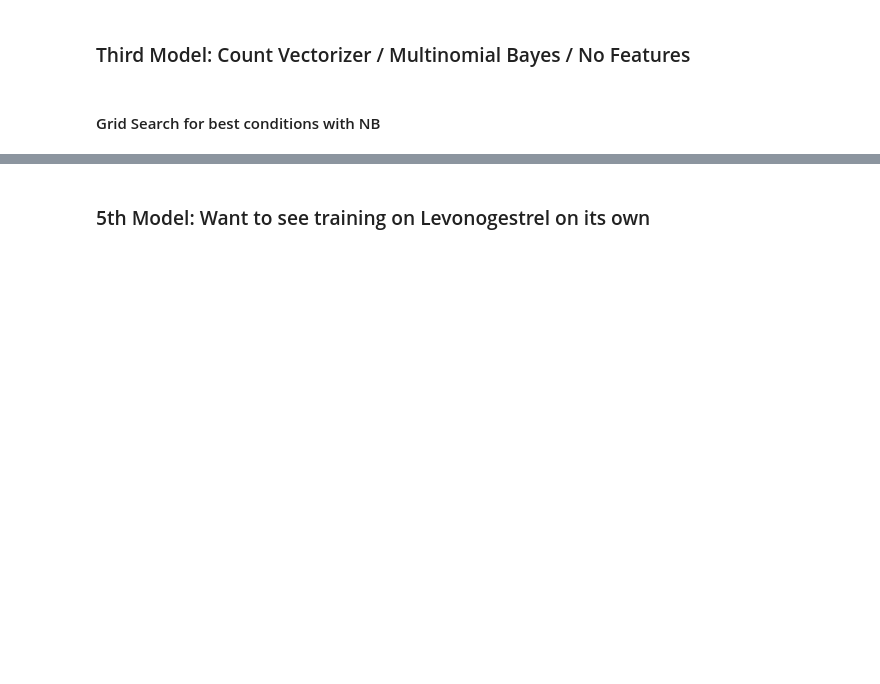
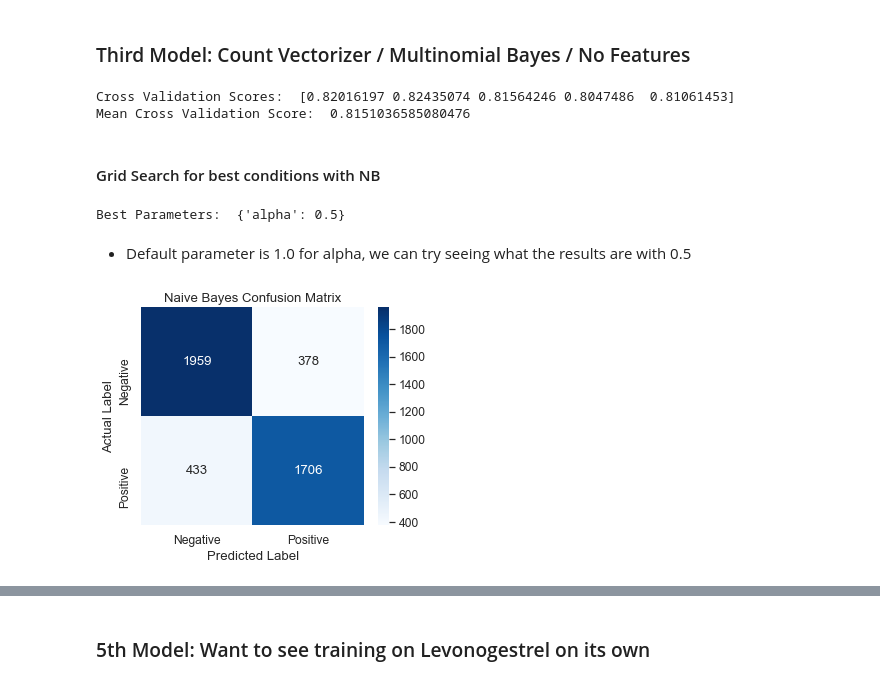
Before and after one commit to albertcchen/NLP-Sentiment-Analysis-for-Birth-Control-Medications, a Jupyter notebook: final_notebook.ipynb, the cells around one changed output, grey strips where cells are left out. Cells and saved outputs as stored; diff of their text form; code cells hidden in the pictures; blank space fills up the shorter version.

```diff
--- a/final_notebook.ipynb
+++ b/final_notebook.ipynb
@@ -470,12 +803,12 @@ print('Best Parameters: ', grid.best_params_)
 # %% [markdown]
 ### Third Model: Count Vectorizer / Multinomial Bayes / No Features
 # %%
-# Using the same X_train and y_train from our first and second models
+# Using the same X_train and y_train from our first models but using a different model
 
 X1_nb = bc_data['review']
 y1_nb = bc_data['sentiment']
 
-X_train_1_nb, X_test_1_nb, y_train_1_nb, y_test_1_nb = train_test_split(X1, y1, test_size=0.2, random_state=1337)
+X_train_1_nb, X_test_1_nb, y_train_1_nb, y_test_1_nb = train_test_split(X1_nb, y1_nb, test_size=0.2, random_state=1337)
 
 # For Train Set, apply clean_text function
 
@@ -489,25 +822,32 @@ X_train_1_nb = X_train_1_nb.map(' '.join)
 ### Train - Vectorize the training data using CountVectorizer
 
 cv = CountVectorizer()
-X_train_1_nb_cv = cv.fit_transform(X_train_1_nb)
+X_train_1_nb = cv.fit_transform(X_train_1_nb)
 
 # Train - fitting the training data to a Naive Bayes Classifier
 
 nb = MultinomialNB()
-nb.fit(X_train_1, y_train_1)
+nb.fit(X_train_1_nb, y_train_1_nb)
 
 # Validation - Performing cross validation on the Naive Bayes Classifier
 
-scores = cross_val_score(nb, X_train_1, y_train_1, cv=5)
+scores = cross_val_score(nb, X_train_1_nb, y_train_1_nb, cv=5)
 print('Cross Validation Scores: ', scores)
 print('Mean Cross Validation Score: ', scores.mean())
+# %% [output]
+Cross Validation Scores:  [0.82016197 0.82435074 0.81564246 0.8047486  0.81061453]
+Mean Cross Validation Score:  0.8151036585080476
 # %% [markdown]
 #### Grid Search for best conditions with NB
 # %%
 param_grid = {'alpha': [0.1, 0.5, 1, 2, 5, 20, 50]}
 grid = GridSearchCV(nb, param_grid, cv=5, scoring='accuracy', n_jobs=-1)
-grid.fit(X_train_1, y_train_1)
+grid.fit(X_train_1_nb, y_train_1_nb)
 print('Best Parameters: ', grid.best_params_)
+# %% [output]
+Best Parameters:  {'alpha': 0.5}
+# %% [markdown]
+- Default parameter is 1.0 for alpha, we can try seeing what the results are with 0.5
 # %%
 # Naive Bayes Test Set Preprocessing
 
@@ -520,15 +860,18 @@ nb_pred_cv = nb.predict(X_test_1_nb)
 # %%
 ### Naive Bayes Confusion Matrix w/ CountVectorizer
 
 cm = confusion_matrix(y_test_1_nb, nb_pred_cv)
 cm_df = pd.DataFrame(cm, index=['Negative', 'Positive'], columns=['Negative', 'Positive'])
 
-fig_cm1 = plt.figure(figsize=(5,4))
+fig_cm3 = plt.figure(figsize=(5,4))
 sns.heatmap(cm_df, annot=True, fmt='g', cmap='Blues')
 plt.title('Naive Bayes Confusion Matrix')
 plt.ylabel('Actual Label')
 plt.xlabel('Predicted Label')
 plt.show()
+fig_cm3.savefig('images/mnb_confusion_matrix.png', dpi=300)
+# %% [output]
+[figure, added]
 # %%
 print('Naive Bayes Accuracy: ', accuracy_score(y_test_1_nb, nb_pred_cv))
 print('Naive Bayes F1 Score: ', f1_score(y_test_1_nb, nb_pred_cv, average='weighted'))
```
Also changed, not shown: parts of 86 cells of this notebook.
